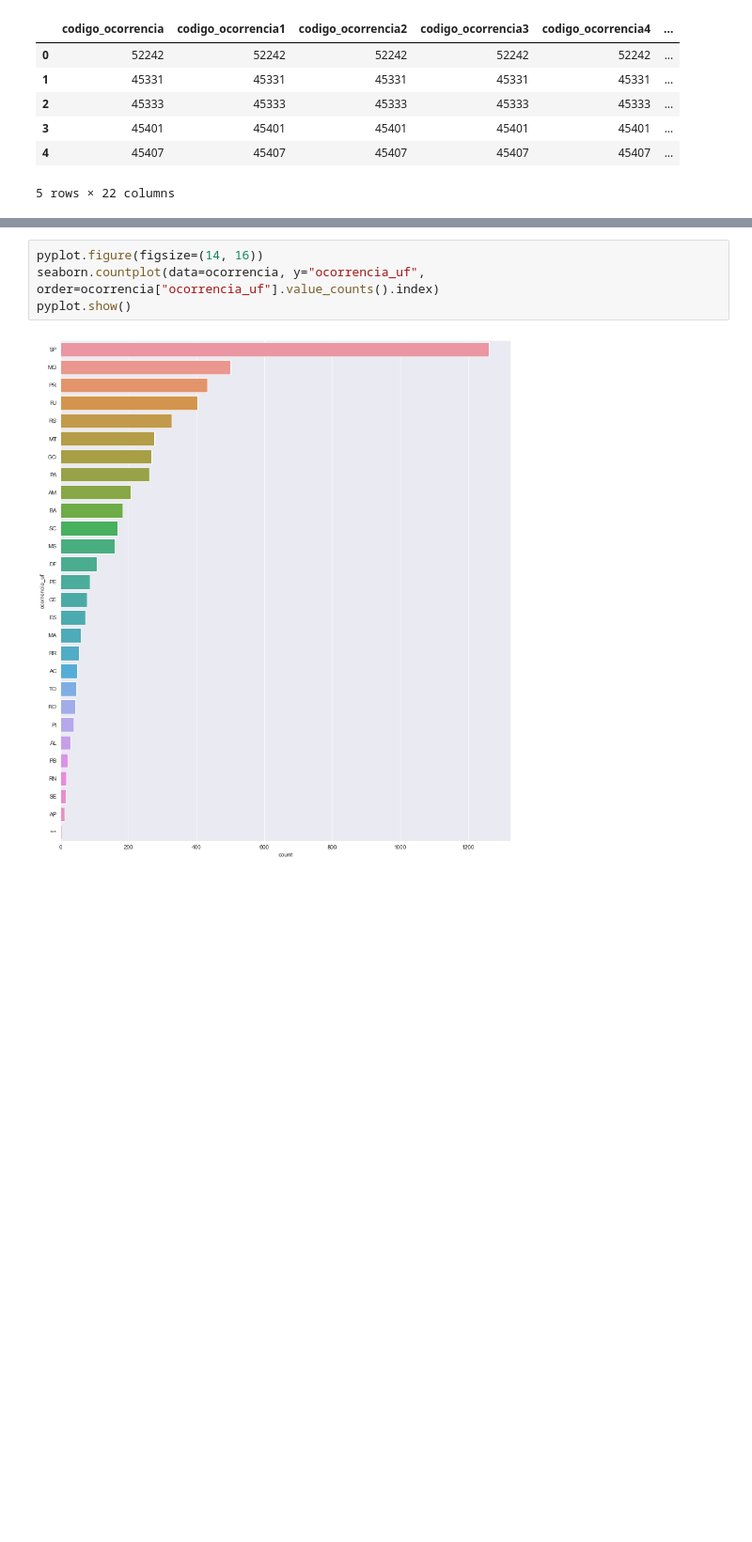
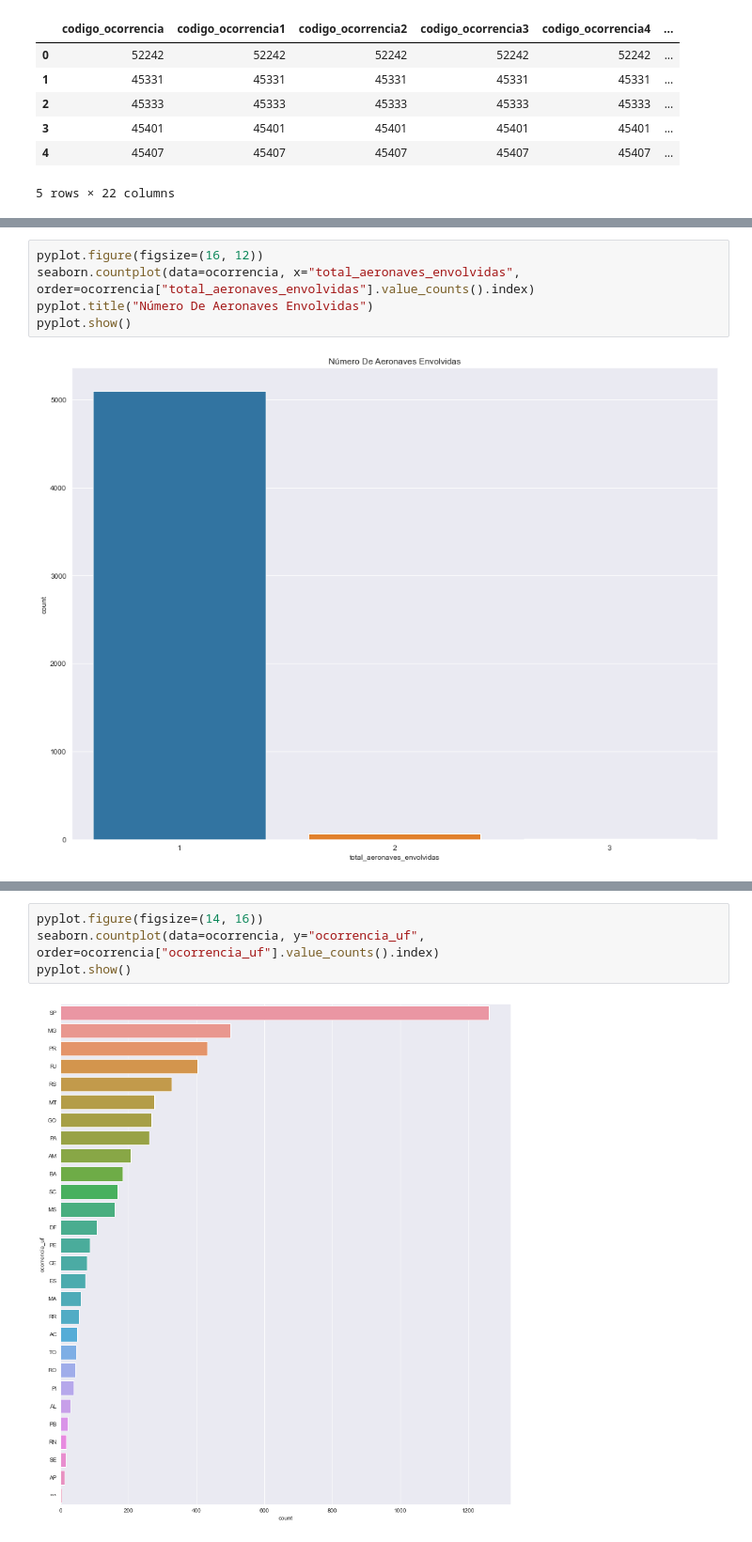
Before and after one commit to otavio-silva/A3Data---Teste-Pr-tico-Cientista-de-Dados-, a Jupyter notebook: notebook.ipynb, the cells around one changed output, grey strips where cells are left out. Shown at 94% size. Saved outputs shown, nothing was run; the diff lists cells and outputs as text; blank space fills up the shorter version.

```diff
--- a/notebook.ipynb
+++ b/notebook.ipynb
@@ -167,0 +173,7 @@ ocorrencia.head()
+# %%
+pyplot.figure(figsize=(16, 12))
+seaborn.countplot(data=ocorrencia, x="total_aeronaves_envolvidas", order=ocorrencia["total_aeronaves_envolvidas"].value_counts().index)
+pyplot.title("Número De Aeronaves Envolvidas")
+pyplot.show()
+# %% [output]
+[figure, added]
```
Also changed, not shown: parts of 12 cells of this notebook.
